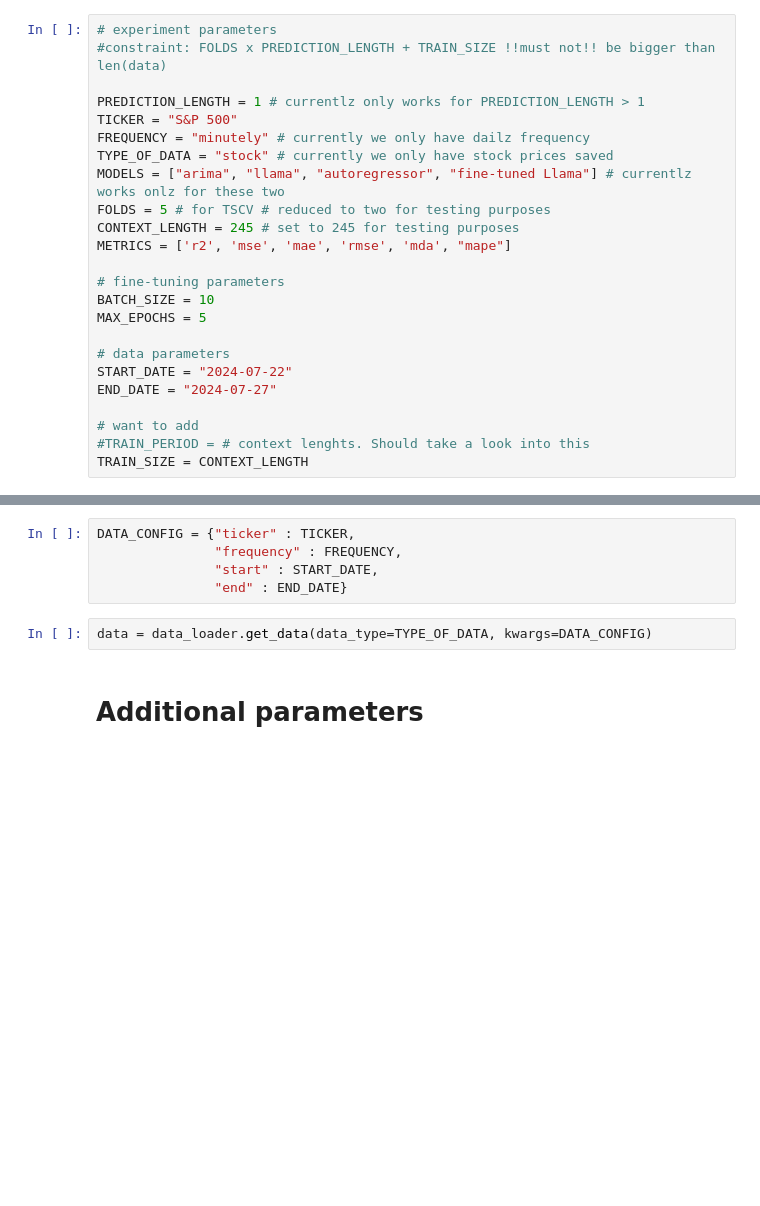
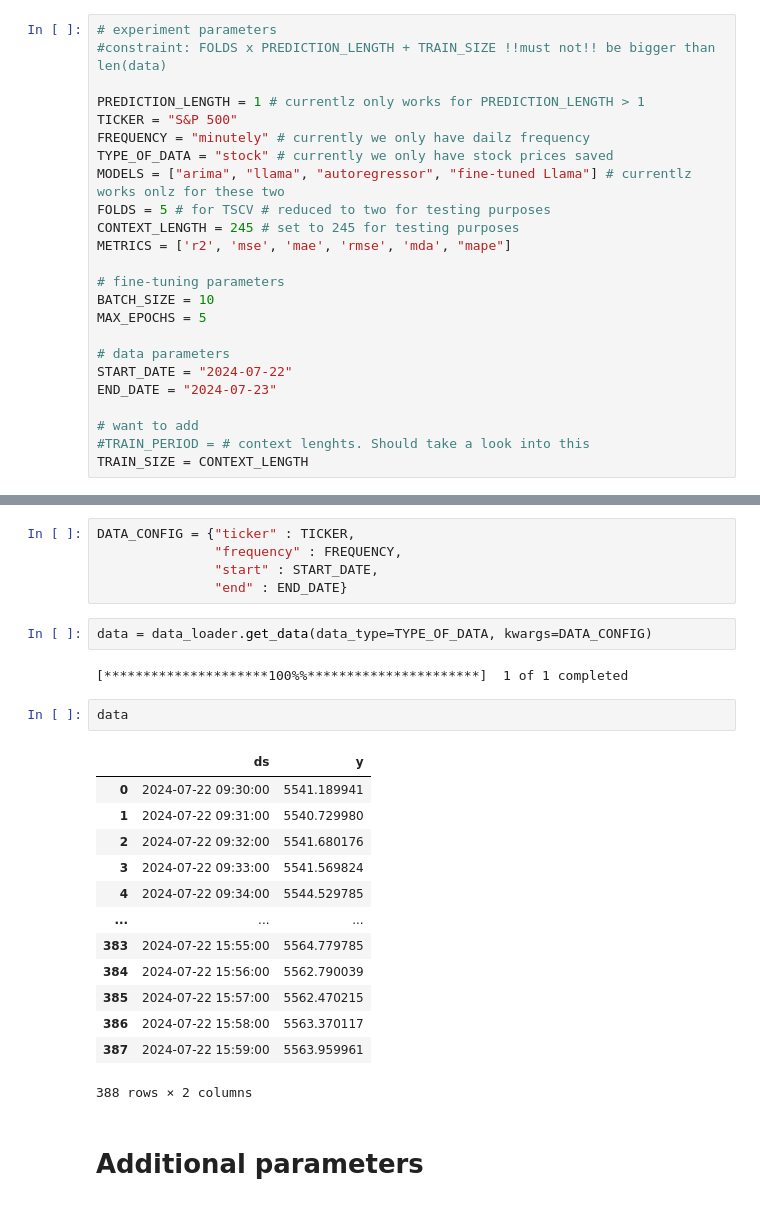
Before and after one commit to filip-topic/Time-Series-Foundation-Models-in-Financial-time-series-prediction, a Jupyter notebook: notebook.ipynb, the cells around one changed output, grey strips where cells are left out. Cells and saved outputs as stored; diff of their text form; blank space fills up the shorter version.

```diff
--- a/notebook.ipynb
+++ b/notebook.ipynb
@@ -47,7 +47,7 @@ MAX_EPOCHS = 5
 
 # data parameters
 START_DATE = "2024-07-22"
-END_DATE = "2024-07-27"
+END_DATE = "2024-07-23"
 
 # want to add
 #TRAIN_PERIOD = # context lenghts. Should take a look into this
@@ -78,6 +78,24 @@ DATA_CONFIG = {"ticker" : TICKER,
                "end" : END_DATE}
 # %%
 data = data_loader.get_data(data_type=TYPE_OF_DATA, kwargs=DATA_CONFIG)
+# %% [output]
+[*********************100%%**********************]  1 of 1 completed
+# %%
+data
+# %% [output]
+|  | ds | y |
+| 0 | 2024-07-22 09:30:00 | 5541.189941 |
+| 1 | 2024-07-22 09:31:00 | 5540.729980 |
+| 2 | 2024-07-22 09:32:00 | 5541.680176 |
+| 3 | 2024-07-22 09:33:00 | 5541.569824 |
+| 4 | 2024-07-22 09:34:00 | 5544.529785 |
+| ... | ... | ... |
+| 383 | 2024-07-22 15:55:00 | 5564.779785 |
+| 384 | 2024-07-22 15:56:00 | 5562.790039 |
+| 385 | 2024-07-22 15:57:00 | 5562.470215 |
+| 386 | 2024-07-22 15:58:00 | 5563.370117 |
+| 387 | 2024-07-22 15:59:00 | 5563.959961 |
+388 rows × 2 columns
 # %% [markdown]
 # Additional parameters
 # %%
```
Also changed, not shown: 8 other files.
